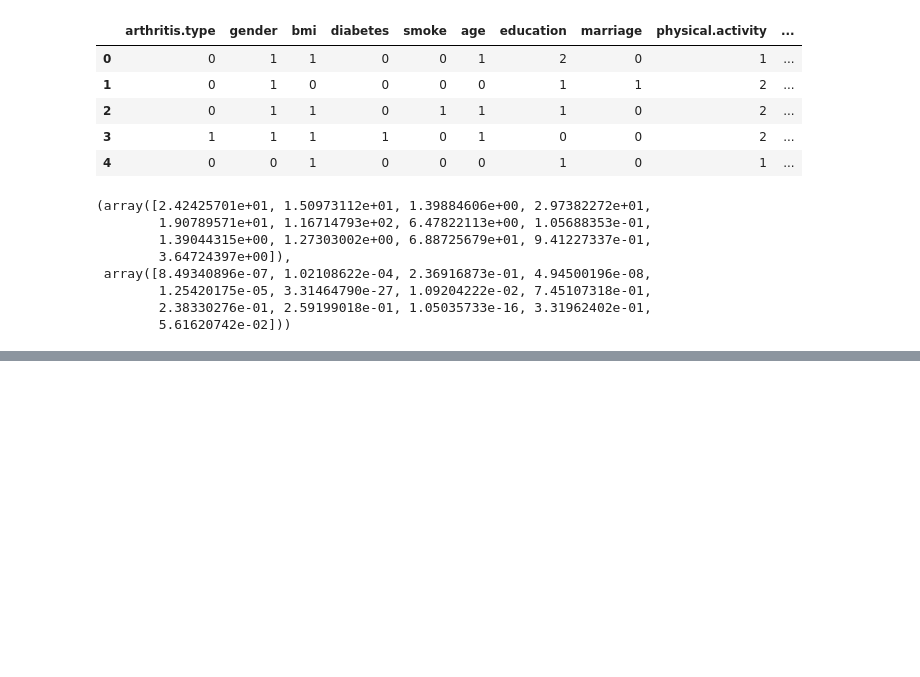
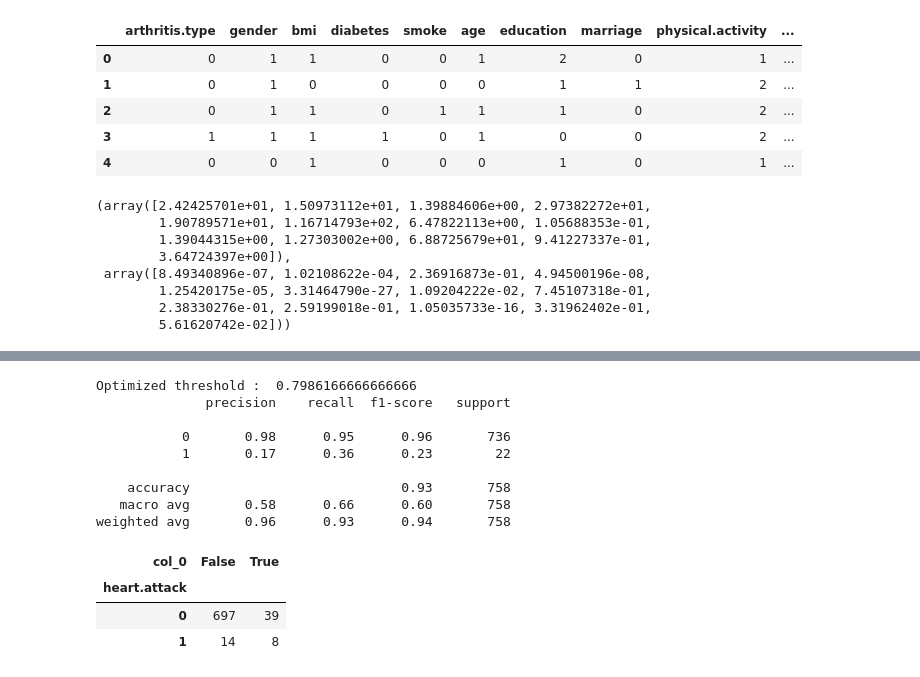
Before and after one commit to Phamster/PropensityScoreMatching, a Jupyter notebook: notebooks/heart_attack_model.ipynb, the cells around one changed output, grey strips where cells are left out. Cells and saved outputs as stored; diff of their text form; code cells hidden in the pictures; blank space fills up the shorter version.

```diff
--- a/notebooks/heart_attack_model.ipynb
+++ b/notebooks/heart_attack_model.ipynb
@@ -343,0 +396,22 @@ rf_grid.best_score_
+# %%
+# optimize threshold
+fscore = (2 * precision * recall) / (precision + recall)
+idx = np.nanargmax(fscore)
+print("Optimized threshold : ",thresholds[idx])
+y_pred_thresh = (rf_model.predict_proba(X_test)[:,1]> thresholds[idx] ).astype(bool)
+print(classification_report(y_test,y_pred_thresh))
+pd.crosstab(y_test,y_pred_thresh)
+# %% [output]
+Optimized threshold :  0.7986166666666666
+              precision    recall  f1-score   support
+
+           0       0.98      0.95      0.96       736
+           1       0.17      0.36      0.23        22
+
+    accuracy                           0.93       758
+   macro avg       0.58      0.66      0.60       758
+weighted avg       0.96      0.93      0.94       758
+| col_0 | False | True |
+| heart.attack |  |  |
+| 0 | 697 | 39 |
+| 1 | 14 | 8 |
```
Also changed, not shown: parts of 26 cells of this notebook, 1 other file.
